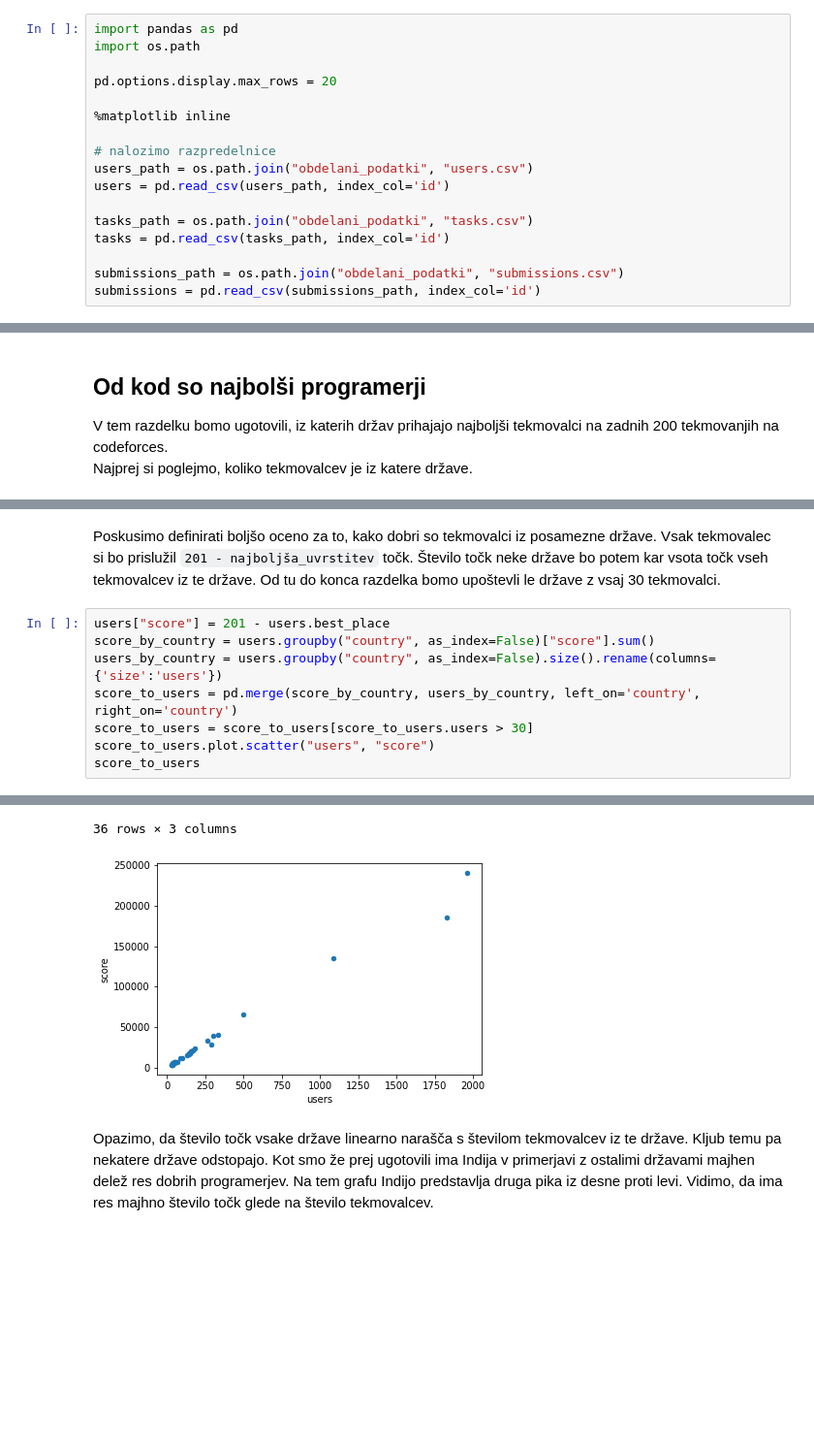
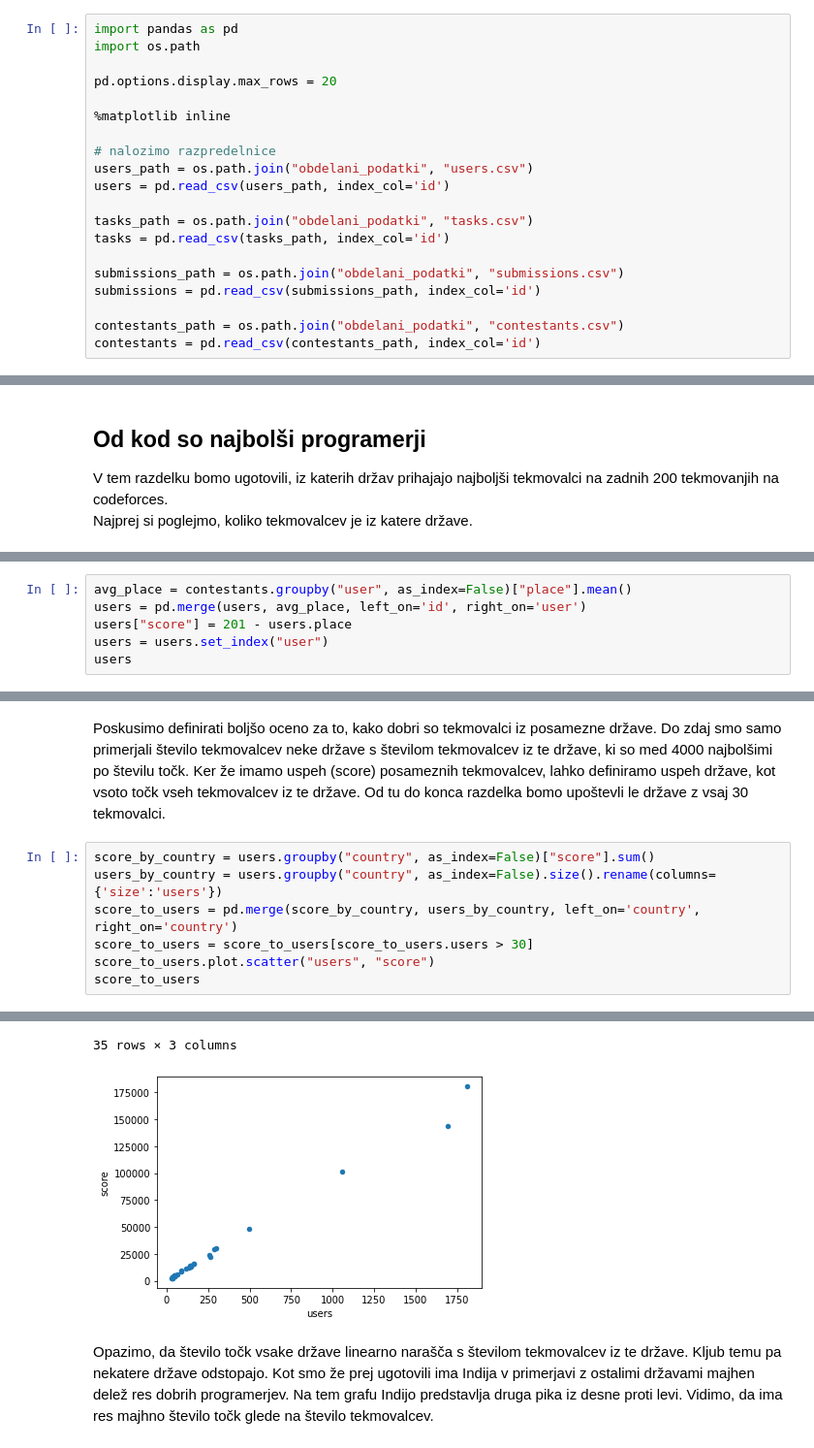
Before and after one commit to MatevzMiscic/AnalizaPodatkov, a Jupyter notebook: analiza2.ipynb, the cells around one changed output, grey strips where cells are left out. Shown at 97% size. Drawn from its saved outputs; the diff is of its cells as text; blank space fills up the shorter version.

```diff
--- a/analiza2.ipynb
+++ b/analiza2.ipynb
@@ -20,6 +20,9 @@ tasks = pd.read_csv(tasks_path, index_col='id')
 
 submissions_path = os.path.join("obdelani_podatki", "submissions.csv")
 submissions = pd.read_csv(submissions_path, index_col='id')
+
+contestants_path = os.path.join("obdelani_podatki", "contestants.csv")
+contestants = pd.read_csv(contestants_path, index_col='id')
 # %%
 users
 # %% [output]
@@ -134,0 +164,6 @@ Kako pa zgledajo podatki, če se omejimo samo na najboljših 4000 tekmovalcev.
+# %%
+avg_place = contestants.groupby("user", as_index=False)["place"].mean()
+users = pd.merge(users, avg_place, left_on='id', right_on='user')
+users["score"] = 201 - users.place
+users = users.set_index("user")
+users
@@ -163,7 +215,6 @@ Pomembna stvar, ki jo opazimo je, da je zelo majhen del tekmovalcev iz Indije me
 # %% [markdown]
-Poskusimo definirati boljšo oceno za to, kako dobri so tekmovalci iz posamezne države. Vsak tekmovalec si bo prislužil `201 - najboljša_uvrstitev` točk. Število točk neke države bo potem kar vsota točk vseh tekmovalcev iz te države. Od tu do konca razdelka bomo upoštevli le države z vsaj 30 tekmovalci.
+Poskusimo definirati boljšo oceno za to, kako dobri so tekmovalci iz posamezne države. Do zdaj smo samo primerjali število tekmovalcev neke države s številom tekmovalcev iz te države, ki so med 4000 najbolšimi po številu točk. Ker že imamo uspeh (score) posameznih tekmovalcev, lahko definiramo uspeh države, kot vsoto točk vseh tekmovalcev iz te države. Od tu do konca razdelka bomo upoštevli le države z vsaj 30 tekmovalci.
 # %%
-users["score"] = 201 - users.best_place
 score_by_country = users.groupby("country", as_index=False)["score"].sum()
 users_by_country = users.groupby("country", as_index=False).size().rename(columns={'size':'users'})
 score_to_users = pd.merge(score_by_country, users_by_country, left_on='country', right_on='country')
@@ -186,5 +237,5 @@ score_to_users
-36 rows × 3 columns
+35 rows × 3 columns
-[figure, old version]
+[figure, new version]
 # %% [markdown]
 Opazimo, da število točk vsake države linearno narašča s številom tekmovalcev iz te države.
 Kljub temu pa nekatere države odstopajo. Kot smo že prej ugotovili ima Indija v primerjavi z ostalimi državami majhen delež res dobrih programerjev. Na tem grafu Indijo predstavlja druga pika iz desne proti levi. Vidimo, da ima res majhno število točk glede na število tekmovalcev.
```
Also changed, not shown: parts of 46 cells of this notebook.
